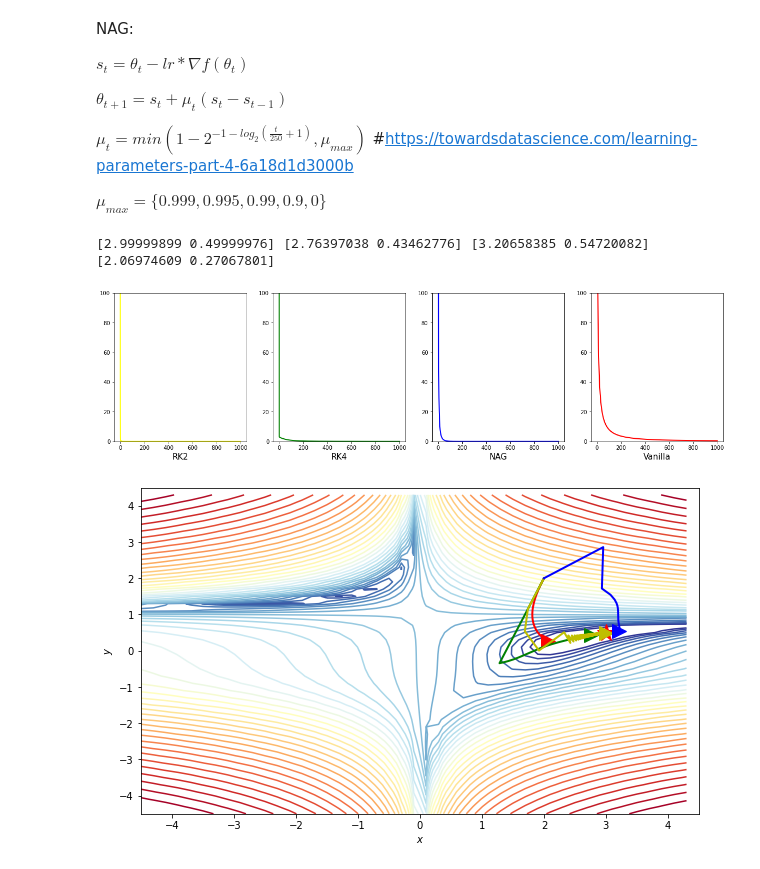
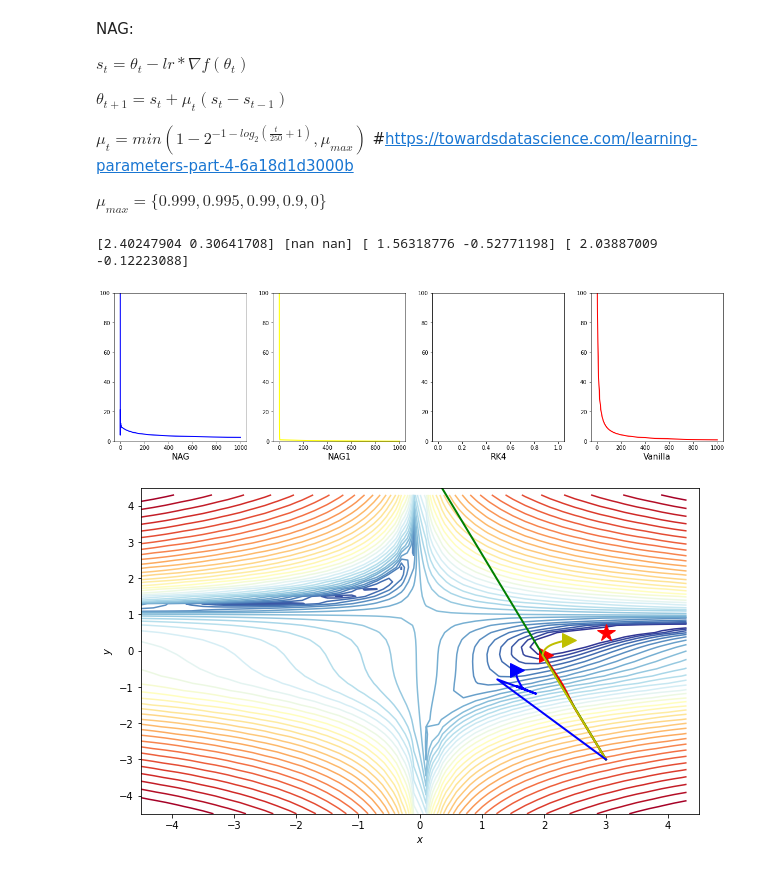
Before and after one commit to SimonePip/FDS, a Jupyter notebook: Final_project/FDS_Final_Project.ipynb, the cells around one changed output. Cells and saved outputs as stored; diff of their text form; code cells hidden in the pictures.

```diff
--- a/Final_project/FDS_Final_Project.ipynb
+++ b/Final_project/FDS_Final_Project.ipynb
@@ -142,7 +142,11 @@ def gradient_descent(theta, features, target, lr, num_steps,loss,GD_type,gradien
         loss_history[step]=loss(theta,features,target)
 
         temp=parameter_traj[step-1]
-        theta=GD_type(theta,loss,gradient_function,lr,beta,n_iter,t=step, theta_p=temp)
+        if GD_type==NAG1:
+            if step==0: up=0
+            theta,up = GD_type(theta,loss,gradient_function,lr,beta,n_iter,step, up)
+        else:
+            theta=GD_type(theta,loss,gradient_function,lr,beta,n_iter,t=step, theta_p=temp)
 
     return theta, loss_history, parameter_traj
 # %% [markdown]
@@ -180,6 +184,7 @@ $\mu_t=min(1-2^{-1-log_2(\frac{t}{250}+1)},\mu_{max})$
 
 $\mu_{max}=\{0.999,0.995,0.99,0.9,0\}$
 # %%
+#https://jlmelville.github.io/mize/nesterov.html
 def NAG (theta, loss, gradient_f, lr, beta, n_iter, t, theta_p): #t=a quale iterazione stiamo, theta_previous=theta_{t-1}-->s_{t-1}
     mu_s = [0.999,0.995,0.99,0.9,0]
     mu_max = mu_s[-2]               #aumentando mu_max migliora al convergenza
@@ -187,15 +192,26 @@ def NAG (theta, loss, gradient_f, lr, beta, n_iter, t, theta_p): #t=a quale iter
 
     s_t_p = theta_p - lr*gradient_f(theta_p)
     s_t = theta - lr*gradient_f(theta)
-    theta = s_t + mu_t*(s_t - s_t_p)
+    theta = s_t - mu_t*(s_t - s_t_p)
     return theta
+# %%
+#https://towardsdatascience.com/learning-parameters-part-2-a190bef2d12
+def NAG1 (theta, loss, gradient_f, lr, beta, n_iter, t, p_update): #t=a quale iterazione stiamo, theta_previous=theta_{t-1}-->s_{t-1}
+    mu_s = [0.999,0.995,0.99,0.9,0]
+    mu_max = mu_s[-2]               #aumentando mu_max migliora al convergenza
+    mu = min(1-2**(-1-math.log2(t/250 +1)), mu_max)
+    theta_a = theta - mu*p_update
+    update_t = mu * p_update  + lr*gradient_f(theta_a)
+    theta = theta - update_t
+
+    return theta, update_t
 # %%
 # Initialize theta0
 #inizializzazioni da dove convergiamo meglio
 #[-1,-1],[3,-3],[3,3],[-1,-4]
 
 
-theta0 = np.array([2,2])
+theta0 = np.array([3,-3])
 
 # Run Gradient Ascent method
 n_iter=1000
@@ -216,30 +232,31 @@ theta_final_RK4, log_l_history_RK4,descent_trajectory_RK4 = gradient_descent(the
 
 theta_final_RK2, log_l_history_RK2,descent_trajectory_RK2 = gradient_descent(theta0,features=theta0,target=theta0,lr=0.0001,
                                                    num_steps=n_iter,loss=beales_function,
-                                                   GD_type=RK_2_adaptive_gradient,gradient_function=beales_gradient,
+                                                   GD_type=NAG1,gradient_function=beales_gradient,
                                                    beta=0.01, n_iter=n_iter,t=0, theta_p=0)
 
 print(theta_final_RK2, theta_final_RK4, theta_final_NAG, theta_final_vanilla)
 # %% [output]
-[2.99999899 0.49999976] [2.76397038 0.43462776] [3.20658385 0.54720082] [2.06974609 0.27067801]
+[2.40247904 0.30641708] [nan nan] [ 1.56318776 -0.52771198] [ 2.03887009 -0.12223088]
 # %%
 fig, (ax1, ax2, ax3, ax4) = plt.subplots(1, 4,figsize=(20,5))
-ax1.plot(log_l_history_RK2,color="yellow",linewidth=2)
-ax1.set_xlabel("RK2",fontsize=15)
+ax1.plot(log_l_history_NAG,color="blue",linewidth=2)
+ax1.set_xlabel("NAG",fontsize=15)
 ax1.set_ylim([0, 100])
-ax2.plot(log_l_history_RK4,color="green",linewidth=2)
-ax2.set_xlabel("RK4",fontsize=15)
+
+ax2.plot(log_l_history_RK2,color="yellow",linewidth=2)
+ax2.set_xlabel("NAG1",fontsize=15)
 ax2.set_ylim([0, 100])
-ax3.plot(log_l_history_NAG,color="blue",linewidth=2)
-ax3.set_xlabel("NAG",fontsize=15)
+ax3.plot(log_l_history_RK4,color="green",linewidth=2)
+ax3.set_xlabel("RK4",fontsize=15)
 ax3.set_ylim([0, 100])
 ax4.plot(log_l_history_vanilla,color="red",linewidth=2)
 ax4.set_xlabel("Vanilla",fontsize=15)
 ax4.set_ylim([0, 100])
 
 plt.show()
 # %% [output]
-[figure, old version]
+[figure, new version]
 # %%
 fig1, ax1=contour_beales_function()
 overlay_trajectory(ax1,descent_trajectory_vanilla, 'Vanilla','r')
@@ -249,4 +266,4 @@ overlay_trajectory(ax1,descent_trajectory_NAG, 'NAG','b')
 
 plt.show()
 # %% [output]
-[figure, old version]
+[figure, new version]
```
